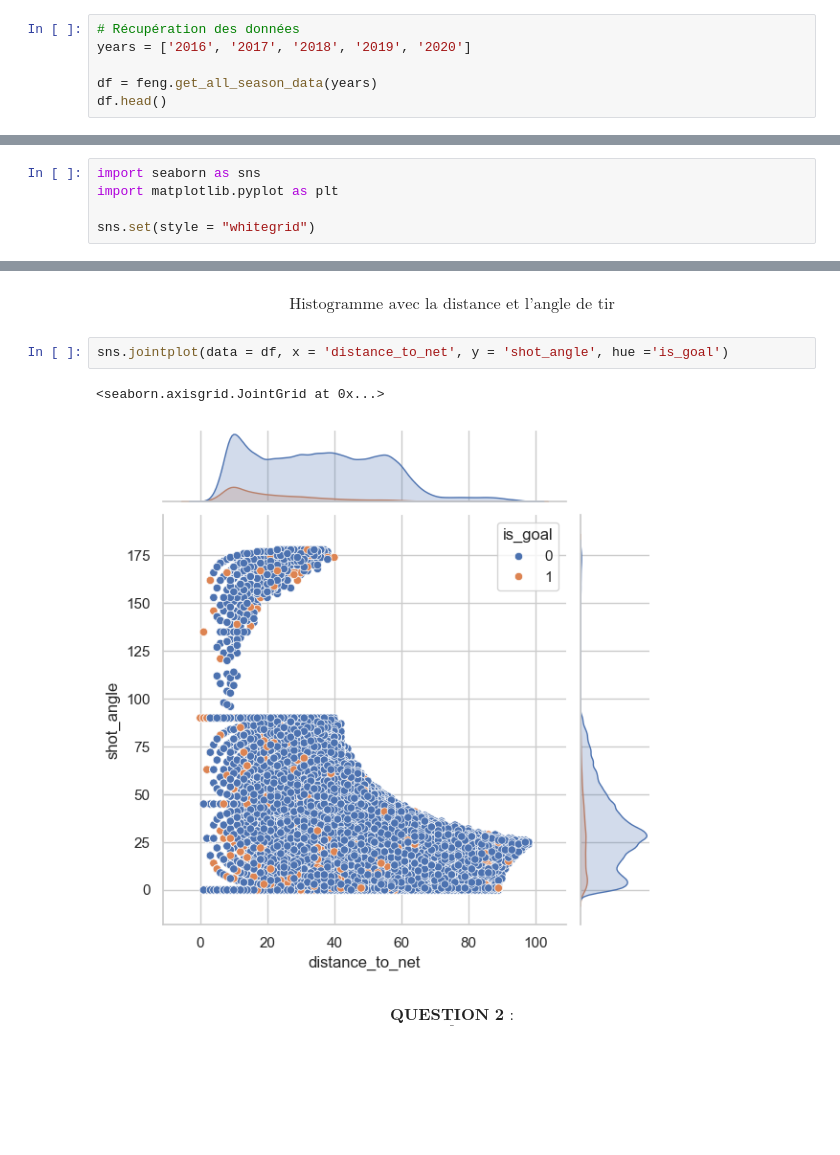
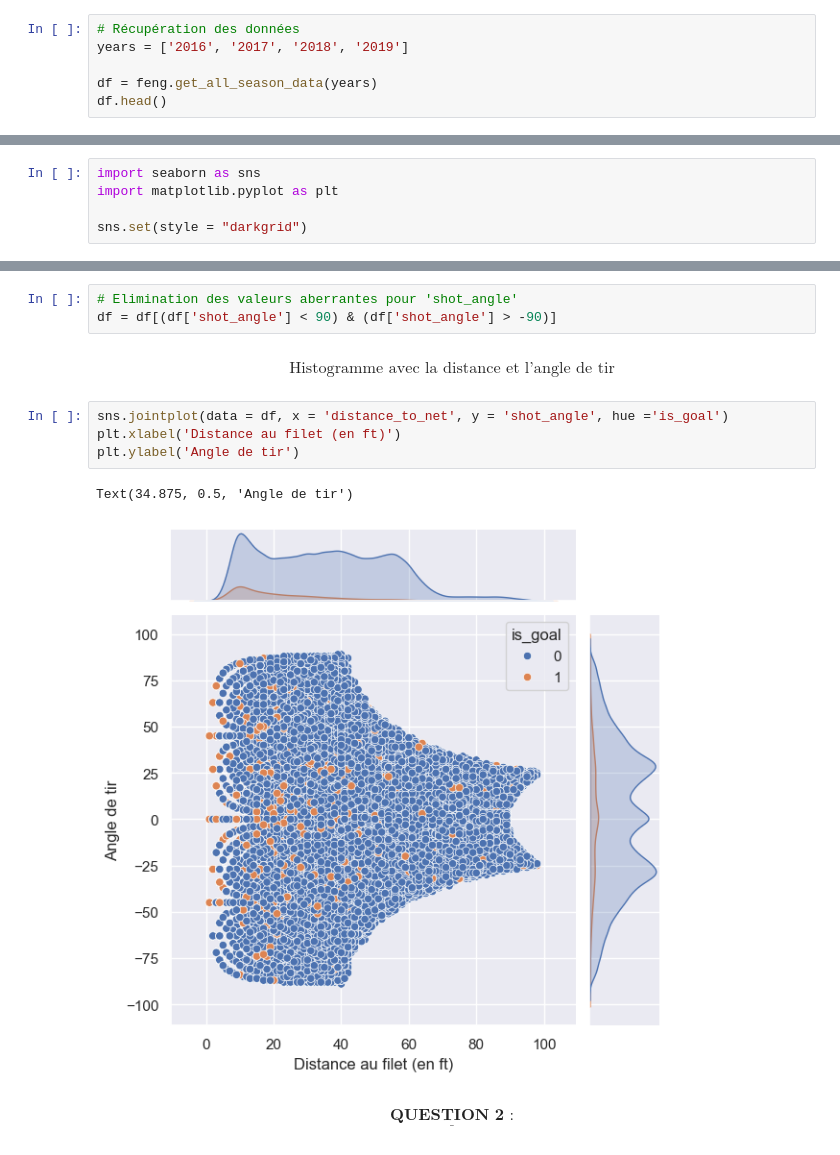
Before and after one commit to MkYacine/IFT6758-Projet, a Jupyter notebook: notebooks/feature_engineering_1.ipynb, the cells around one changed output, grey strips where cells are left out. Drawn from its saved outputs; the diff is of its cells as text; blank space fills up the shorter version.

```diff
--- a/notebooks/feature_engineering_1.ipynb
+++ b/notebooks/feature_engineering_1.ipynb
@@ -9,7 +9,7 @@ import src.visualization.simple_visualization as sv
 import src.features.feature_engineering_1 as feng
 # %%
 # Récupération des données
-years = ['2016', '2017', '2018', '2019', '2020']
+years = ['2016', '2017', '2018', '2019']
 
 df = feng.get_all_season_data(years)
 df.head()
@@ -42,6 +42,6 @@ $$ \text{Pour la distance de tir :} $$
 import seaborn as sns
 import matplotlib.pyplot as plt
 
-sns.set(style = "whitegrid")
+sns.set(style = "darkgrid")
 # %%
 # Histogramme pour les buts
@@ -75,10 +84,15 @@ plt.show()
+# %%
+# Elimination des valeurs aberrantes pour 'shot_angle'
+df = df[(df['shot_angle'] < 90) & (df['shot_angle'] > -90)]
 # %% [markdown]
 $$ \text{Histogramme avec la distance et l'angle de tir} $$
 # %%
 sns.jointplot(data = df, x = 'distance_to_net', y = 'shot_angle', hue ='is_goal')
+plt.xlabel('Distance au filet (en ft)')
+plt.ylabel('Angle de tir')
 # %% [output]
-<seaborn.axisgrid.JointGrid at 0x...>
+Text(34.875, 0.5, 'Angle de tir')
-[figure, old version]
+[figure, new version]
 # %% [markdown]
 $$ \underline{\textbf{QUESTION 2 :}} $$
 # %%
```
Also changed, not shown: parts of 12 cells of this notebook, 1 other file.
